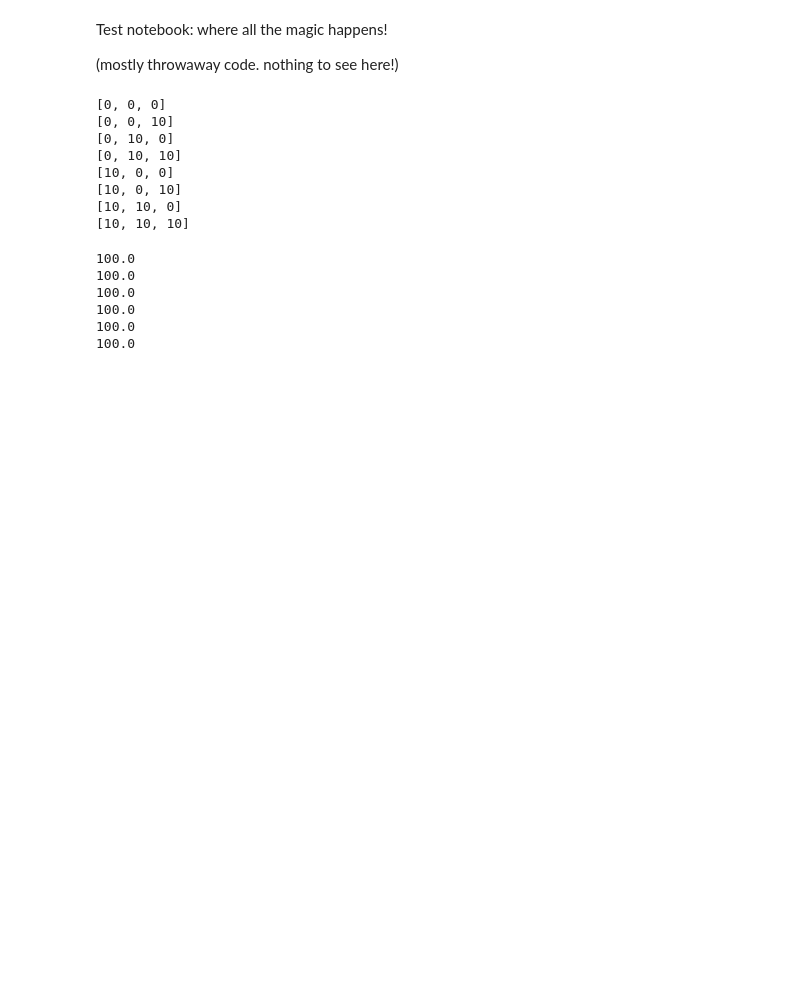
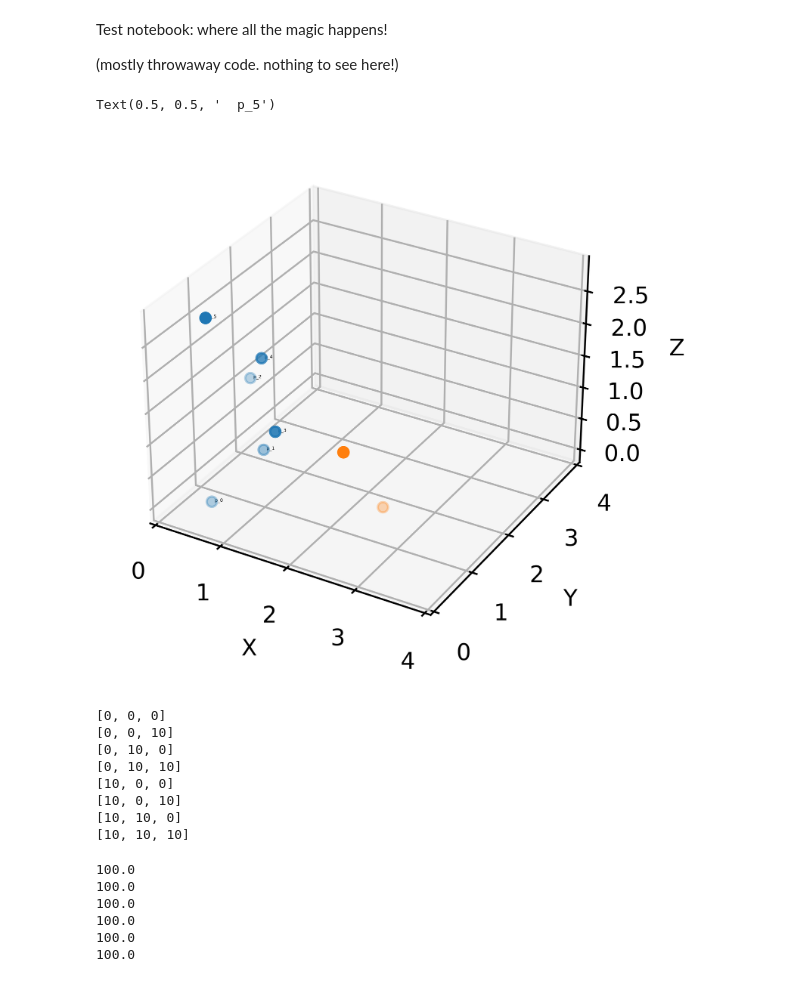
Before and after one commit to shabeeb-ameen/toy-vertex-models, a Jupyter notebook: Archive/test.ipynb, the cells around one changed output. Cells and saved outputs as stored; diff of their text form; code cells hidden in the pictures; blank space fills up the shorter version.

```diff
--- a/Archive/test.ipynb
+++ b/Archive/test.ipynb
@@ -12,6 +12,59 @@ from matplotlib import collections  as mc
 from classes import Vertex, Edge, Polygon, Polyhedron
 from functions import *
 from initial_configuration import verts
+# %%
+import numpy as np
+import scipy.spatial
+import copy
+import matplotlib.pyplot as plt
+import pylab as pl
+from matplotlib import collections  as mc
+from classes import Vertex, Edge, Polygon, Polyhedron
+from functions import *
+
+L=1
+
+p=[]
+p.append([L/2,L/2,0])
+p.append([L,L,L/(2)**(1/2)])
+p.append([L/2,3*L/2,2*L/(2)**(1/2)])
+p.append([3*L/2,L/2,2*L/(2)**(1/2)])
+p.append([L,L,3*L/(2)**(1/2)])
+p.append([L/2,L/2,4*L/(2)**(1/2)])
+
+
+q=[]
+q.append([5*L/2,L/2,2*L/(2)**(1/2)])
+q.append([5*L/2,3*L/2,0])
+#q.append([3*L/2,3*L/2,0])
+#q.append([L,L,-L/(2)**(1/2)])
+#q.append([3*L/2,5*L/2,0])
+#q.append([L,3*L,L/(2)**(1/2)])
+#q.append([L,3*L,-L/(2)**(1/2)])
+#q.append([L/2,5*L/2,2*L/(2)**(1/2)])
+#q.append([L/2,3*L/2,-2*L/(2)**(1/2)])
+#q.append([L/2,5*L/2,-2*L/(2)**(1/2)])
+#q.append([L/2,7*L/2,0])
+
+
+fig = plt.figure(figsize=(4,4), dpi=1080)
+ax  = fig.add_subplot(111, projection = '3d')
+ax.scatter(*zip(*p))
+ax.scatter(*zip(*q))
+ax.set_xlim3d(0,4*L)
+ax.set_ylim3d(0,4*L)
+ax.set_xlabel("X")
+ax.set_ylabel("Y")
+ax.set_zlabel("Z")
+ax.text(L/2,L/2,0, "  p_0",size=2, zorder=1)
+ax.text(L,L,L/(2)**(1/2), "  p_1",size=2, zorder=1)
+ax.text(L/2,3*L/2,2*L/(2)**(1/2), "  p_2",size=2, zorder=1)
+ax.text(3*L/2,L/2,2*L/(2)**(1/2), "  p_3",size=2, zorder=1)
+ax.text(L,L,3*L/(2)**(1/2), "  p_4",size=2, zorder=1)
+ax.text(L/2,L/2,4*L/(2)**(1/2), "  p_5",size=2, zorder=1)
+# %% [output]
+Text(0.5, 0.5, '  p_5')
+[figure, added]
 # %%
 verts=[]
 cube=[0,10]
```
Also changed, not shown: 2 other files.
